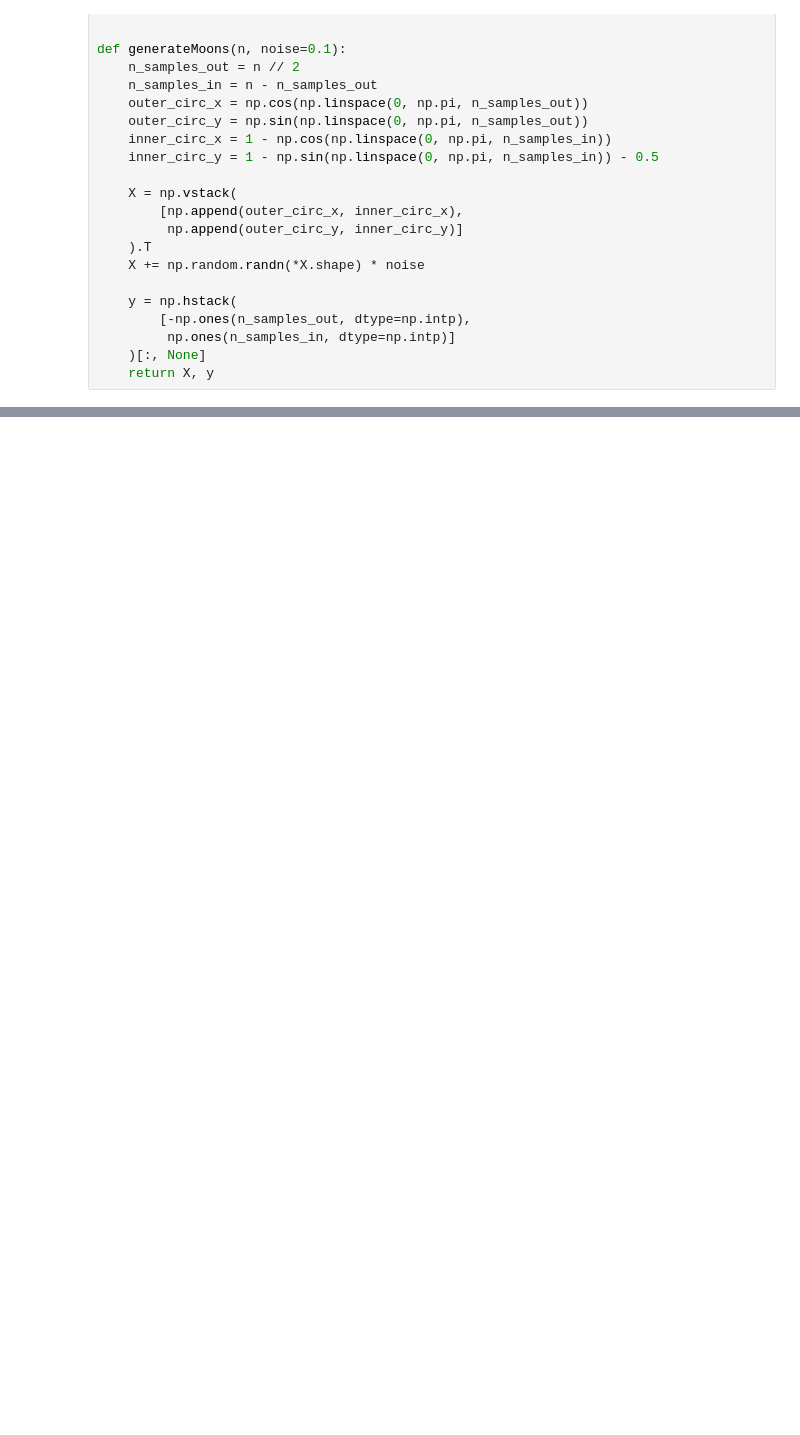
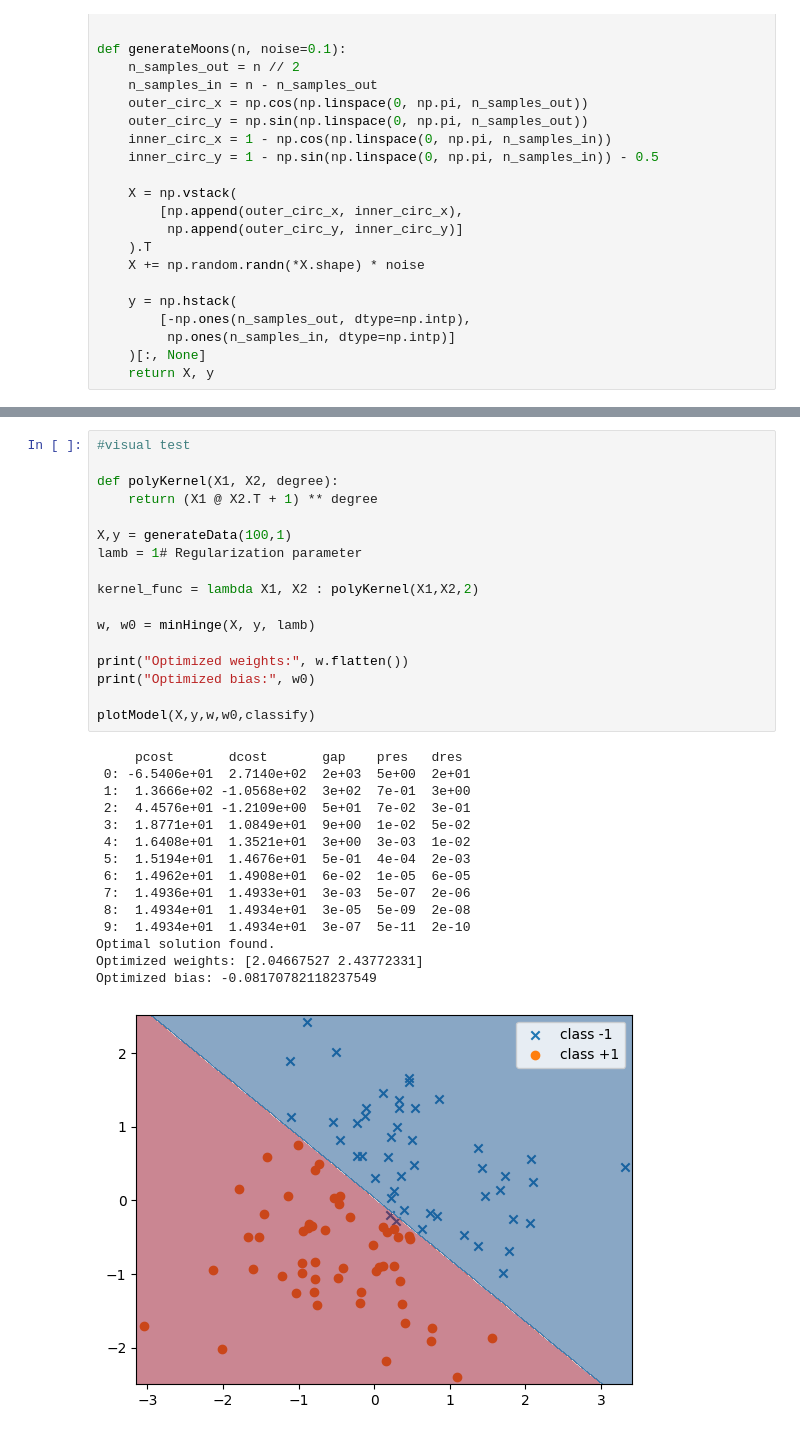
Before and after one commit to MarioPardo/C3105_Group62, a Jupyter notebook: Assignment2/Q1/a2_q1.ipynb, the cells around one changed output, grey strips where cells are left out. Cells and saved outputs as stored; diff of their text form; blank space fills up the shorter version.

```diff
--- a/Assignment2/Q1/a2_q1.ipynb
+++ b/Assignment2/Q1/a2_q1.ipynb
@@ -270,0 +389,33 @@ print(acc2)
+# %%
+#visual test
+
+def polyKernel(X1, X2, degree):
+    return (X1 @ X2.T + 1) ** degree
+
+X,y = generateData(100,1)
+lamb = 1# Regularization parameter
+
+kernel_func = lambda X1, X2 : polyKernel(X1,X2,2)
+
+w, w0 = minHinge(X, y, lamb)
+
+print("Optimized weights:", w.flatten())
+print("Optimized bias:", w0)
+
+plotModel(X,y,w,w0,classify)
+# %% [output]
+     pcost       dcost       gap    pres   dres
+ 0: -6.5406e+01  2.7140e+02  2e+03  5e+00  2e+01
+ 1:  1.3666e+02 -1.0568e+02  3e+02  7e-01  3e+00
+ 2:  4.4576e+01 -1.2109e+00  5e+01  7e-02  3e-01
+ 3:  1.8771e+01  1.0849e+01  9e+00  1e-02  5e-02
+ 4:  1.6408e+01  1.3521e+01  3e+00  3e-03  1e-02
+ 5:  1.5194e+01  1.4676e+01  5e-01  4e-04  2e-03
+ 6:  1.4962e+01  1.4908e+01  6e-02  1e-05  6e-05
+ 7:  1.4936e+01  1.4933e+01  3e-03  5e-07  2e-06
+ 8:  1.4934e+01  1.4934e+01  3e-05  5e-09  2e-08
+ 9:  1.4934e+01  1.4934e+01  3e-07  5e-11  2e-10
+Optimal solution found.
+Optimized weights: [2.04667527 2.43772331]
+Optimized bias: -0.08170782118237549
+[figure, added]
```
Also changed, not shown: parts of 5 cells of this notebook, 3 other files.
